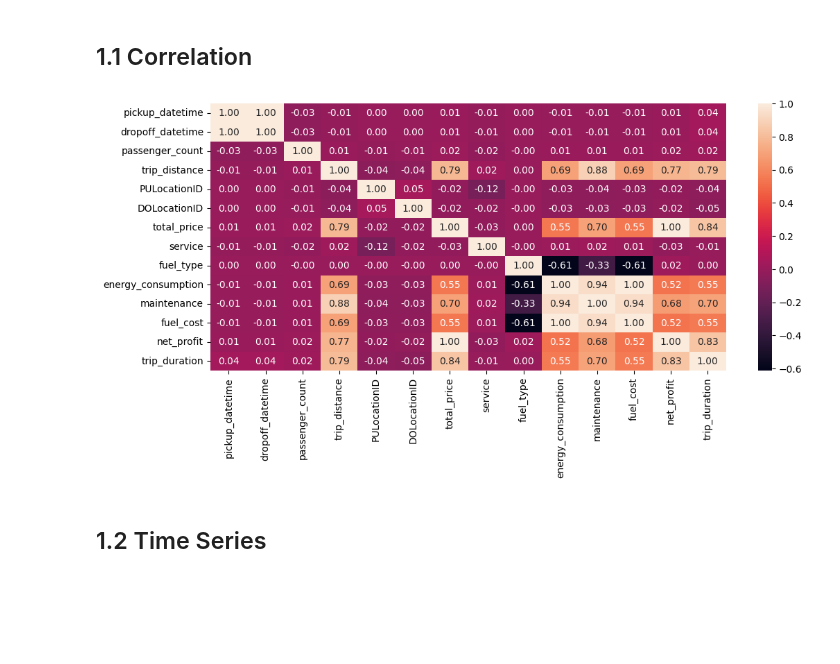
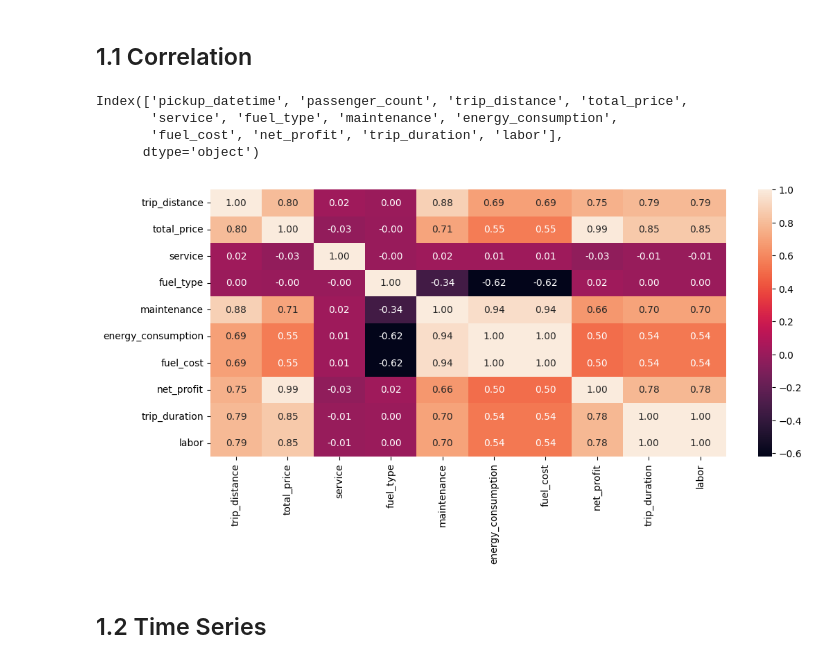
Before and after one commit to Pableren/Cab_Data_Cruise, a Jupyter notebook: Eda.ipynb, the cells around one changed output. Cells and saved outputs as stored; diff of their text form; code cells hidden in the pictures; blank space fills up the shorter version.

```diff
--- a/Eda.ipynb
+++ b/Eda.ipynb
@@ -3,9 +3,10 @@ import pandas as pd
 import matplotlib.pyplot as plt
 import seaborn as sns
 # %%
-df = pd.read_parquet('Data\process_taxis.parquet',engine='pyarrow')
+df = pd.read_parquet('Data\process_taxis.parquet',engine='pyarrow',
+                     columns=['pickup_datetime','passenger_count','trip_distance','total_price',
+                              'service','fuel_type','maintenance','energy_consumption',
+                              'fuel_cost','net_profit','trip_duration','labor'])
-# %%
-df['trip_duration'] = (df['dropoff_datetime'] - df['pickup_datetime']).dt.total_seconds()
 # %%
 df.tail(3)
 # %% [output]
@@ -76,13 +107,22 @@ plt.show()
 Existe un claro desbalanceo de clases entre los taxis que realizan viajes por fuera del distrito de Manhattan, lo que podria llegar a complicar a la hora de predecir la cantidad de viajes intra e inter distrito.
 # %% [markdown]
 ## 1.1 Correlation
+# %%
+df_withoutliers.columns
+# %% [output]
+Index(['pickup_datetime', 'passenger_count', 'trip_distance', 'total_price',
+       'service', 'fuel_type', 'maintenance', 'energy_consumption',
+       'fuel_cost', 'net_profit', 'trip_duration', 'labor'],
+      dtype='object')
 # %%
-corr = df_withoutliers.corr(method='spearman')
+corr = df_withoutliers[['trip_distance', 'total_price',
+       'service', 'fuel_type', 'maintenance', 'energy_consumption',
+       'fuel_cost', 'net_profit', 'trip_duration', 'labor']].corr(method='spearman')
 plt.figure(figsize=(12,5))
 sns.heatmap(data=corr,annot=True,fmt='.2f')
 plt.show()
 # %% [output]
-[figure, old version]
+[figure, new version]
 # %% [markdown]
 ## 1.2 Time Series
 # %%
```
Also changed, not shown: parts of 6 cells of this notebook.
